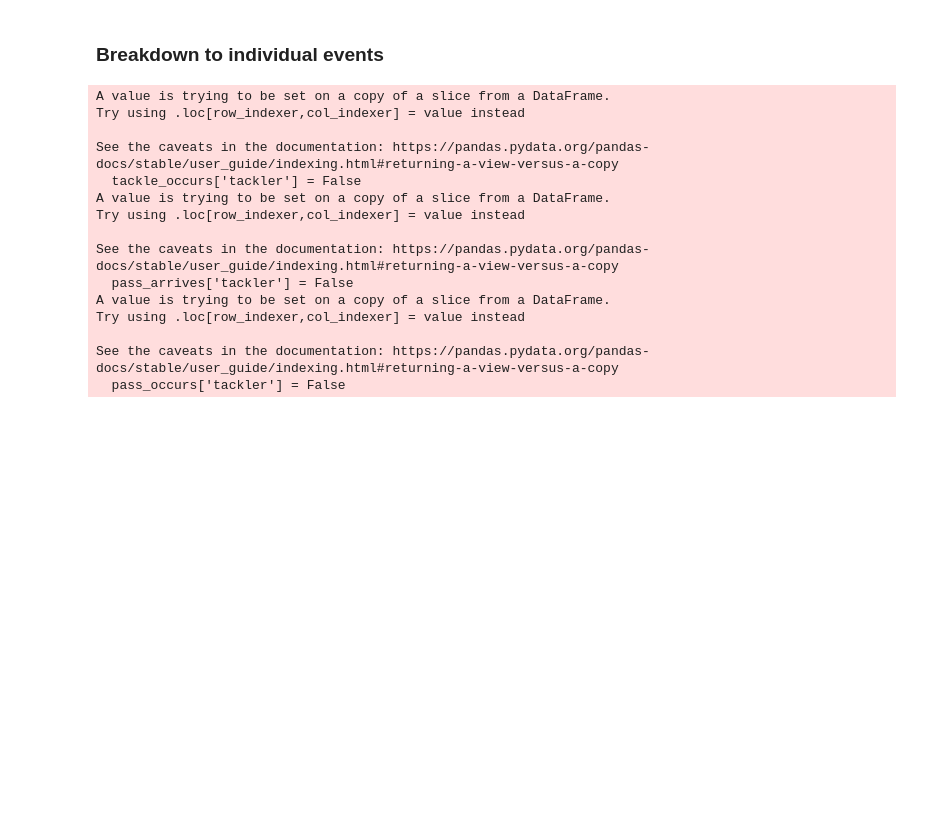
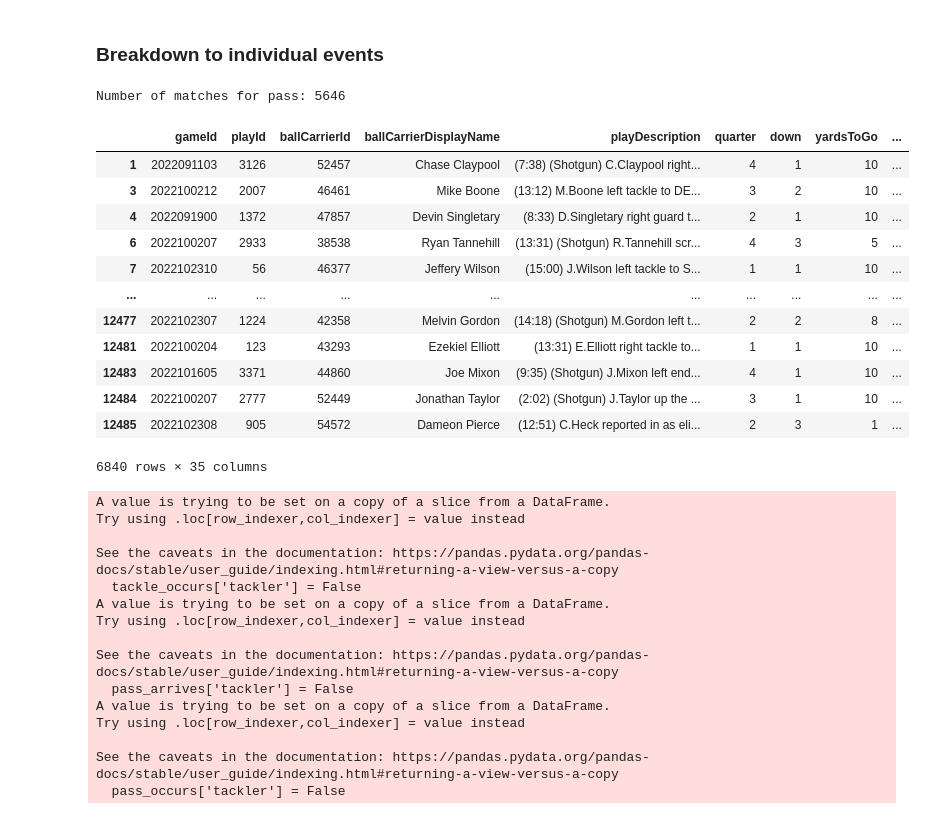
Before and after one commit to ab5525/nfl_data_2024, a Jupyter notebook: tackle_analysis.ipynb, the cells around one changed output. Cells and saved outputs as stored; diff of their text form; code cells hidden in the pictures; blank space fills up the shorter version.

Commit message:
first commit to branch, beginning model work

```diff
--- a/tackle_analysis.ipynb
+++ b/tackle_analysis.ipynb
@@ -67,5 +74,38 @@ all_weeks = pd.concat([week1_df,week2_df,week3_df,week4_df,week5_df,week6_df,wee
 # %% [markdown]
 ### Breakdown to individual events
+# %%
+#event types:
+'''
+[nan, 'pass_arrived', 'pass_outcome_caught', 'tackle', 'run',
+       'first_contact', 'ball_snap', 'handoff', 'touchdown',
+       'out_of_bounds', 'man_in_motion', 'fumble', 'play_action',
+       'pass_forward', 'lateral', 'autoevent_passforward',
+       'autoevent_passinterrupted', 'line_set', 'qb_slide', 'shift',
+       'run_pass_option', 'qb_sack', 'pass_shovel', 'autoevent_ballsnap',
+       'snap_direct', 'fumble_defense_recovered',
+       'fumble_offense_recovered', 'penalty_flag', 'safety',
+       'pass_outcome_touchdown', 'penalty_accepted']
+       '''
+
+pass_plays = find_play_type(plays_df,'pass')
+pass_index = plays_df[plays_df['playDescription'].isin(pass_plays)].index
+pass_plays_df = plays_df.iloc[pass_index]
+run_plays_df = plays_df.loc[~plays_df.index.isin(pass_index)]
+# %% [output]
+Number of matches for pass: 5646
+|  | gameId | playId | ballCarrierId | ballCarrierDisplayName | playDescription | quarter | down | yardsToGo | ... |
+| 1 | 2022091103 | 3126 | 52457 | Chase Claypool | (7:38) (Shotgun) C.Claypool right... | 4 | 1 | 10 | ... |
+| 3 | 2022100212 | 2007 | 46461 | Mike Boone | (13:12) M.Boone left tackle to DE... | 3 | 2 | 10 | ... |
+| 4 | 2022091900 | 1372 | 47857 | Devin Singletary | (8:33) D.Singletary right guard t... | 2 | 1 | 10 | ... |
+| 6 | 2022100207 | 2933 | 38538 | Ryan Tannehill | (13:31) (Shotgun) R.Tannehill scr... | 4 | 3 | 5 | ... |
+| 7 | 2022102310 | 56 | 46377 | Jeffery Wilson | (15:00) J.Wilson left tackle to S... | 1 | 1 | 10 | ... |
+| ... | ... | ... | ... | ... | ... | ... | ... | ... | ... |
+| 12477 | 2022102307 | 1224 | 42358 | Melvin Gordon | (14:18) (Shotgun) M.Gordon left t... | 2 | 2 | 8 | ... |
+| 12481 | 2022100204 | 123 | 43293 | Ezekiel Elliott | (13:31) E.Elliott right tackle to... | 1 | 1 | 10 | ... |
+| 12483 | 2022101605 | 3371 | 44860 | Joe Mixon | (9:35) (Shotgun) J.Mixon left end... | 4 | 1 | 10 | ... |
+| 12484 | 2022100207 | 2777 | 52449 | Jonathan Taylor | (2:02) (Shotgun) J.Taylor up the ... | 3 | 1 | 10 | ... |
+| 12485 | 2022102308 | 905 | 54572 | Dameon Pierce | (12:51) C.Heck reported in as eli... | 2 | 3 | 1 | ... |
+6840 rows × 35 columns
 # %%
 #individual events
 pass_occurs = all_weeks[all_weeks['event']=='pass_forward']
```
Also changed, not shown: parts of 5 cells of this notebook, 4 other files.
